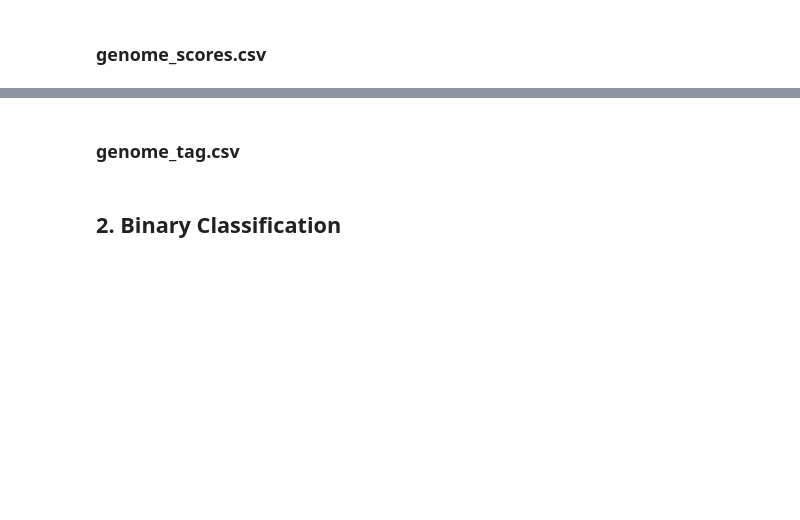
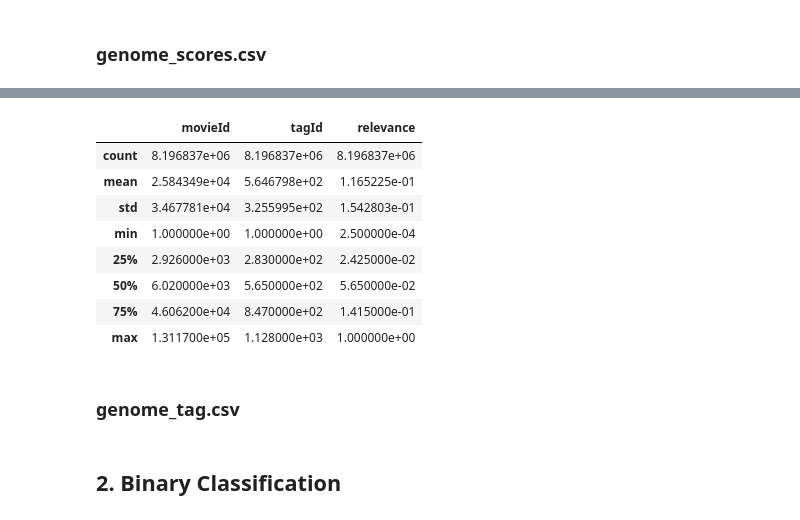
Before and after one commit to mara-sanchez1/MovieLens, a Jupyter notebook: MovieLens.ipynb, the cells around one changed output, grey strips where cells are left out. Drawn from its saved outputs; the diff is of its cells as text; code cells hidden in the pictures; blank space fills up the shorter version.

```diff
--- a/MovieLens.ipynb
+++ b/MovieLens.ipynb
@@ -345,3 +471,8 @@ link_train, link_test = train_test_split(link_df, random_state=123, test_size=0.
 # %%
 genome_scores_df = pd.read_csv('data/genome_scores.csv')
 genome_scores_train, genome_scores_test = train_test_split(genome_scores_df, random_state=123, test_size=0.3)
+# %%
+# Reset index because it looks better :)
+genome_scores_train = genome_scores_train.reset_index(drop=True)
+genome_scores_test = genome_scores_test.reset_index(drop=True)
+genome_scores_train.head(5)
@@ -348,3 +502,15 @@ genome_scores_train, genome_scores_test = train_test_split(genome_scores_df, ran
+# %%
+genome_scores_train.describe()
+# %% [output]
+|  | movieId | tagId | relevance |
+| count | 8.196837e+06 | 8.196837e+06 | 8.196837e+06 |
+| mean | 2.584349e+04 | 5.646798e+02 | 1.165225e-01 |
+| std | 3.467781e+04 | 3.255995e+02 | 1.542803e-01 |
+| min | 1.000000e+00 | 1.000000e+00 | 2.500000e-04 |
+| 25% | 2.926000e+03 | 2.830000e+02 | 2.425000e-02 |
+| 50% | 6.020000e+03 | 5.650000e+02 | 5.650000e-02 |
+| 75% | 4.606200e+04 | 8.470000e+02 | 1.415000e-01 |
+| max | 1.311700e+05 | 1.128000e+03 | 1.000000e+00 |
 # %% [markdown]
 ### **genome_tag.csv**
 # %%
```
Also changed, not shown: parts of 12 cells of this notebook.
